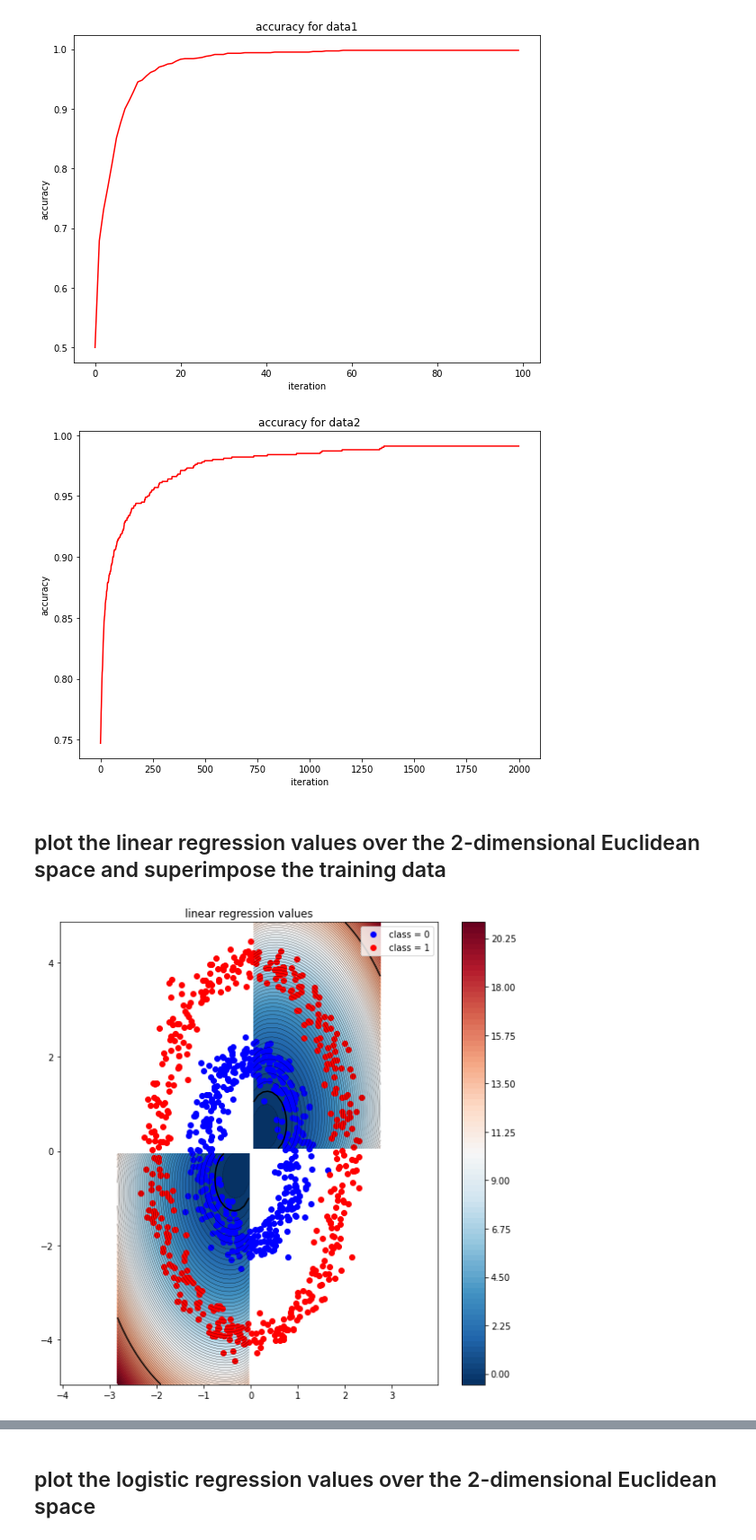
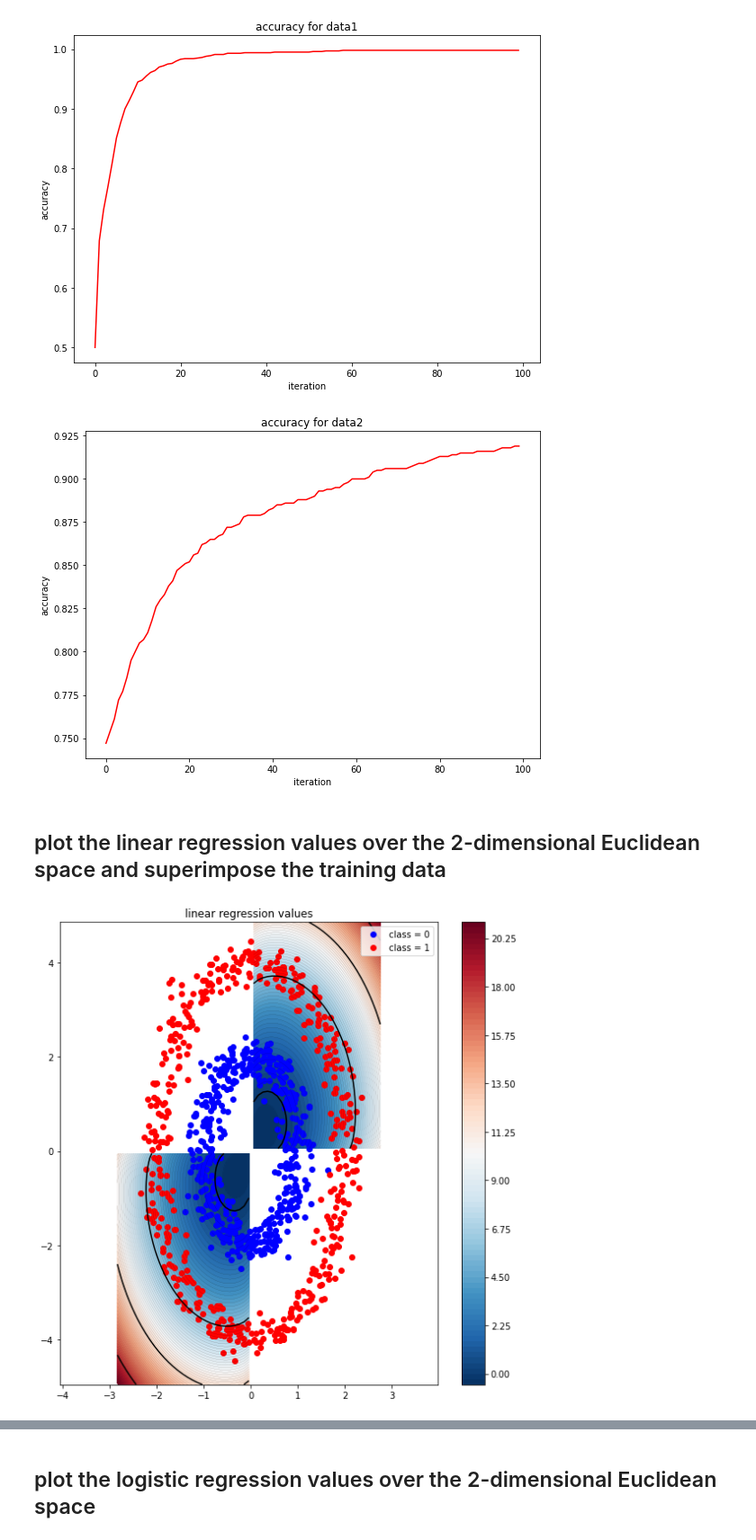
Before and after one commit to SippinHenny/machine-learing-assignments, a Jupyter notebook: assignment_09.ipynb, the cells around one changed output, grey strips where cells are left out. Shown at 90% size. Cells and saved outputs as stored; diff of their text form; code cells hidden in the pictures.

```diff
--- a/assignment_09.ipynb
+++ b/assignment_09.ipynb
@@ -106,7 +106,7 @@ def compute_feature1(point):
     feature=np.ones((len(point),4))
     feature[:,0]=(point[:,0])**2
     feature[:,1]=(point[:,1])**2
-    feature[:,2]=np.matmul(point[:,0],point[:,1])**0.5
+    feature[:,2]=(np.matmul(point[:,0],point[:,1]))**(0.5)
     # feature[:,3]=point[:,0]
     # feature[:,4]=point[:,1]
 
@@ -266,7 +266,7 @@ def compute_accuracy(theta, feature, label):
 ## initialize the gradient descent algorithm
 # %%
 data1_number_iteration   = 100
-data2_number_iteration   = 2000
+data2_number_iteration   = 100
 
 data1_learning_rate   = 0.1
 data2_learning_rate   = 0.7
@@ -415,7 +415,7 @@ def function_result_08():
     plt.show()
 function_result_08()
 # %% [output]
-[figure, old version]
+[figure, new version]
 # %% [markdown]
 ## plot the linear regression values over the 2-dimensional Euclidean space and superimpose the training data
 # %%
@@ -432,36 +432,36 @@ def function_result_09():
     X = np.arange(min_x - 0.5, max_x + 0.5, 0.1) # USE THIS VALUE for the range of x values in the construction of coordinate
     Y = np.arange(min_y - 0.5, max_y + 0.5, 0.1) # USE THIS VALUE for the range of y values in the construction of coordinate
 
     [XX, YY] = np.meshgrid(X, Y)
 
     # ++++++++++++++++++++++++++++++++++++++++++++++++++
     # complete the blanks
     #99,57
     ax = plt.gca()
     pointK=np.ones((1,2))
     f=np.zeros((99,57))
     for i in range(99):
         for j in range(57):
             pointK[0,0]=XX[i,j]
             pointK[0,1]=YY[i,j]
             f[i,j]=compute_linear_regression(data1_theta_optimal,compute_feature1(pointK))
     plt.plot(data1_point_x_class_0, data1_point_y_class_0, 'o', color='blue', label='class = 0')
     plt.plot(data1_point_x_class_1, data1_point_y_class_1, 'o', color='red', label='class = 1')
-    plt.contour(XX, YY, f, levels=100, linewidths=0.3, colors='k')
+    plt.contour(XX, YY, f, levels=100, linewidths=0.1, colors='k')
     cntr = plt.contourf(XX, YY, f, levels=100, cmap="RdBu_r")
     plt.colorbar(cntr)
-    plt.contour(XX,YY,f,levels=1,colors='black')
+    plt.contour(XX,YY,f,levels=3,colors='black')
     plt.title('linear regression values')
     #
     # ++++++++++++++++++++++++++++++++++++++++++++++++++
 
     plt.axis('equal')
     plt.legend()
     plt.tight_layout()
     plt.show()
 function_result_09()
 # %% [output]
-[figure, old version]
+[figure, new version]
 # %%
 def function_result_10():
 
```
Also changed, not shown: parts of 7 cells of this notebook.
